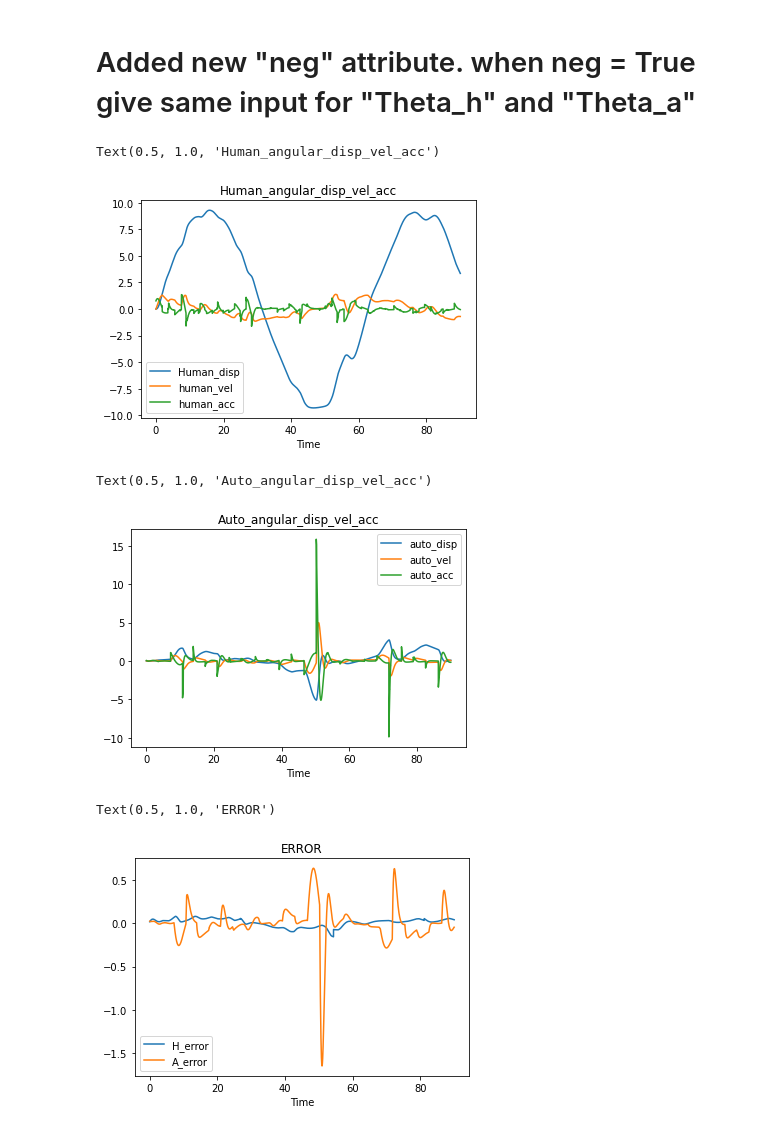
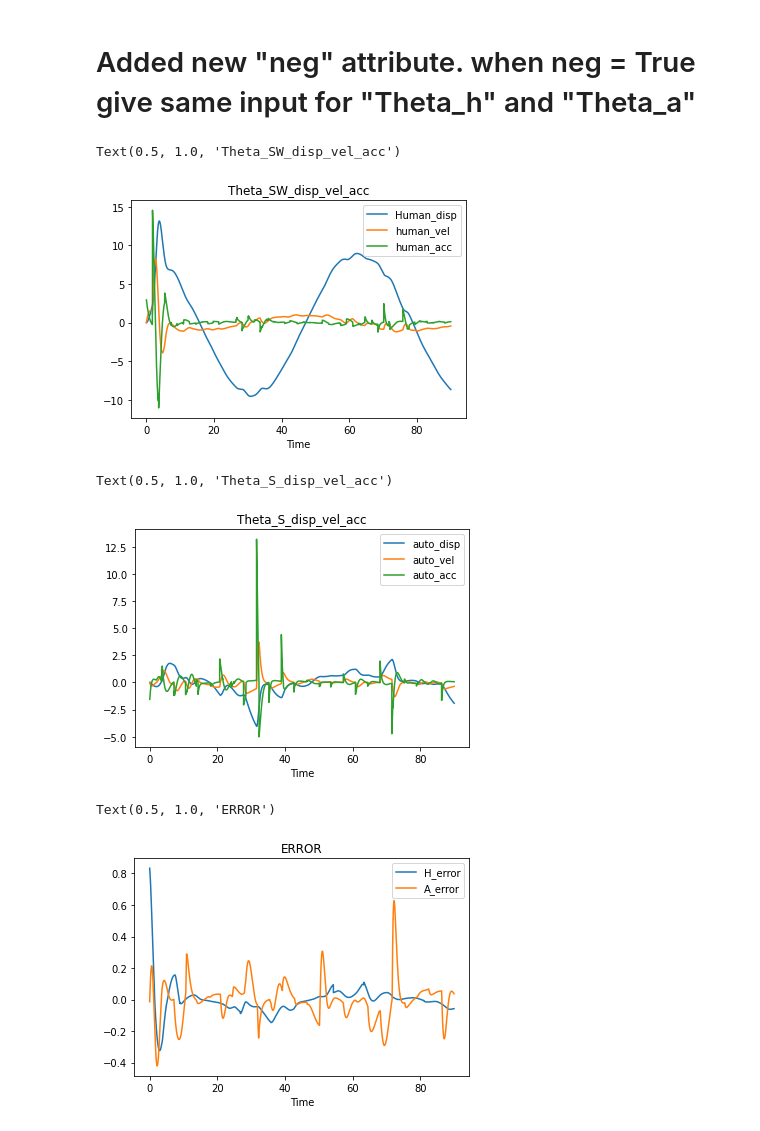
Before and after one commit to bharadwaj1098/Auto, a Jupyter notebook: haptic_graph.ipynb, the cells around one changed output. Cells and saved outputs as stored; diff of their text form; code cells hidden in the pictures.

```diff
--- a/haptic_graph.ipynb
+++ b/haptic_graph.ipynb
@@ -372,28 +380,28 @@ plt.fill_between(X_test['time_step_H'], mu_s + std, mu_s - std, alpha = 0.1)
 # %%
 import numpy as np
 import pandas as pd
 import matplotlib.pyplot as plt
 from sympy import *
 #from spring_damp import force_time, mass_damp_spring, ideal_actual, graphs
 from haptic import haptic_class
 import random
 import yaml
 random.seed(49)
 
 with open('Human_Auto.yaml') as File:
     d = yaml.load(File, Loader=yaml.FullLoader)
 #can't give negative sin as input to function
-hap = haptic_class(dic = d, Theta_h = sin, Theta_a= sin)
+hap = haptic_class(dic = d, Theta_h = cos, Theta_a= cos)
 
 plt.plot(hap.Theta['H_time'], hap._vector[:,0] )
 plt.plot(hap.Theta['H_time'], hap._vector[:,1] )
 plt.plot(hap.Theta['H_time'], hap.acc_sw)
 plt.xlabel('Time')
 plt.legend(['Human_disp', 'human_vel', 'human_acc'])
 plt.title('Theta_SW_disp_vel_acc')
 # %% [output]
-Text(0.5, 1.0, 'Human_angular_disp_vel_acc')
+Text(0.5, 1.0, 'Theta_SW_disp_vel_acc')
-[figure, old version]
+[figure, new version]
 # %%
 plt.plot(hap.Theta['A_time'],hap._vector[:,2] )
 plt.plot(hap.Theta['A_time'],hap._vector[:,3] )
@@ -402,18 +410,18 @@ plt.xlabel('Time')
 plt.legend(['auto_disp', 'auto_vel', 'auto_acc'])
 plt.title('Theta_S_disp_vel_acc')
 # %% [output]
-Text(0.5, 1.0, 'Auto_angular_disp_vel_acc')
+Text(0.5, 1.0, 'Theta_S_disp_vel_acc')
-[figure, old version]
+[figure, new version]
 # %%
 plt.plot(hap.Theta['H_time'],hap.error[:, 0] )
-plt.plot(hap.Theta['A_time'],hap.error[:,1] )
+plt.plot(hap.Theta['A_time'],hap.error[:, 1] )
 #plt.plot(hap.Theta['H_time'], hap.acc_a)
 plt.xlabel('Time')
 plt.legend(['H_error', 'A_error'])
 plt.title('ERROR')
 # %% [output]
 Text(0.5, 1.0, 'ERROR')
-[figure, old version]
+[figure, new version]
 # %%
 z = hap.Theta
 plt.plot(z["H_time"],z['H'])
```
Also changed, not shown: parts of 3 cells of this notebook, 4 other files.
